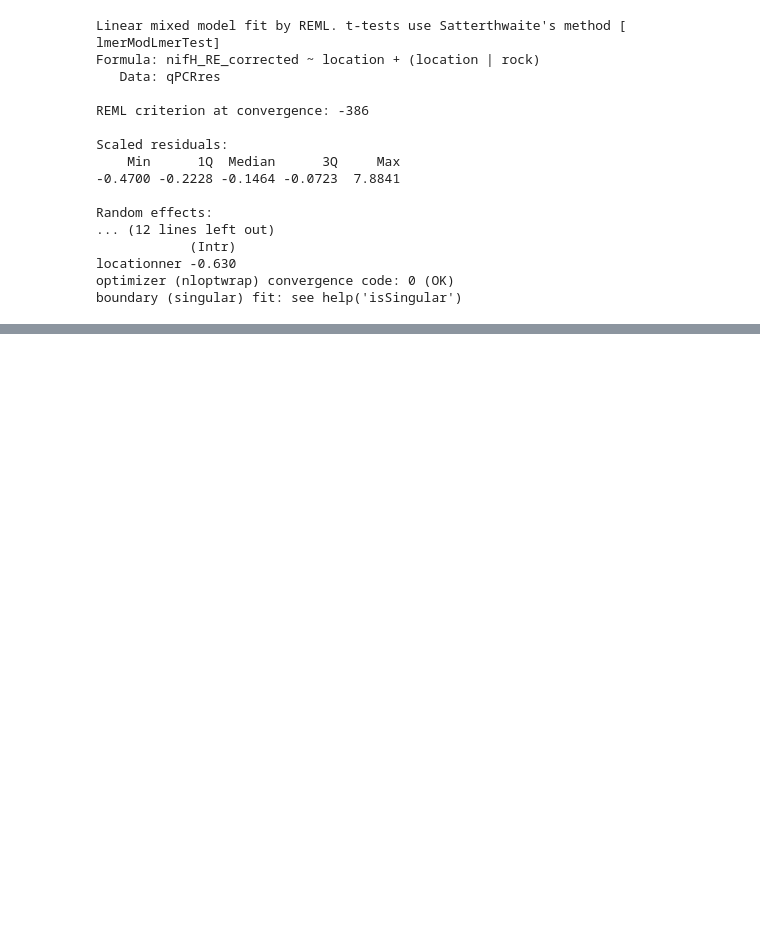
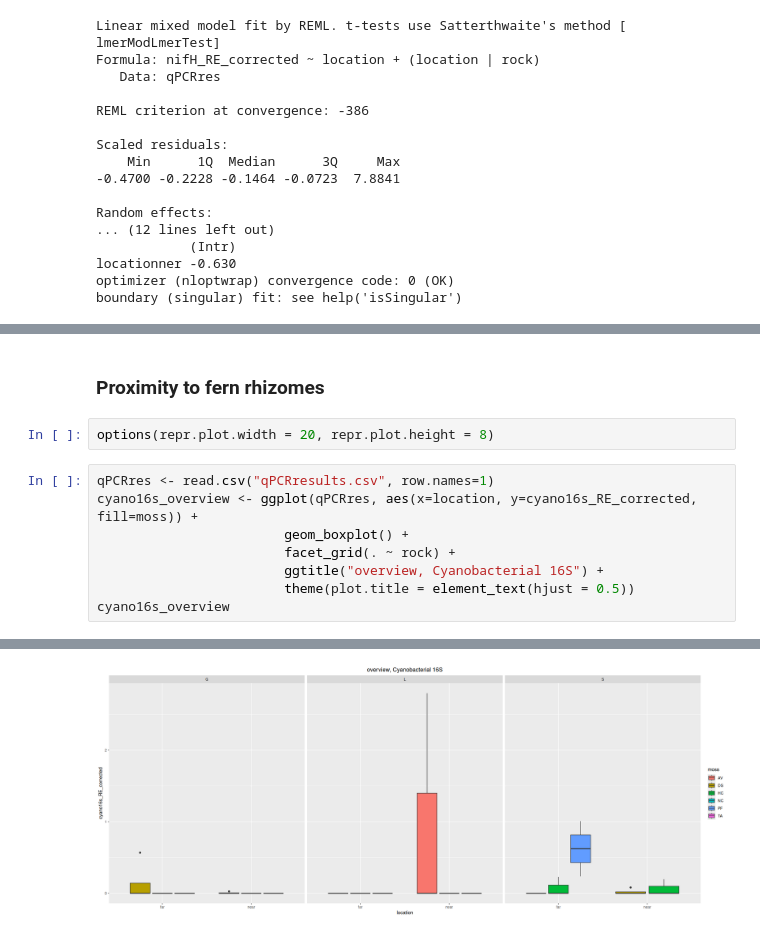
Before and after one commit to danchurch/mossCyano_qPCR, a Jupyter notebook: rock_moss_cyano_qPCR_analysis.ipynb, the cells around one changed output, grey strips where cells are left out. Cells and saved outputs as stored; diff of their text form; blank space fills up the shorter version.

```diff
--- a/rock_moss_cyano_qPCR_analysis.ipynb
+++ b/rock_moss_cyano_qPCR_analysis.ipynb
@@ -410,0 +619,14 @@ Great, sampler didn't even converge. And both models are complaining about singu
+# %% [markdown]
+<a id=cyano16sNearFar></a>
+### Proximity to fern rhizomes
+# %%
+options(repr.plot.width = 20, repr.plot.height = 8)
+# %%
+qPCRres <- read.csv("qPCRresults.csv", row.names=1)
+cyano16s_overview <- ggplot(qPCRres, aes(x=location, y=cyano16s_RE_corrected, fill=moss)) +
+                        geom_boxplot() +
+                        facet_grid(. ~ rock) +
+                        ggtitle("overview, Cyanobacterial 16S") +
+                        theme(plot.title = element_text(hjust = 0.5))
+cyano16s_overview
+# %% [output]
@@ -410,0 +635 @@ Great, sampler didn't even converge. And both models are complaining about singu
+[figure, added]
```
Also changed, not shown: parts of 57 cells of this notebook, 3 other files.
